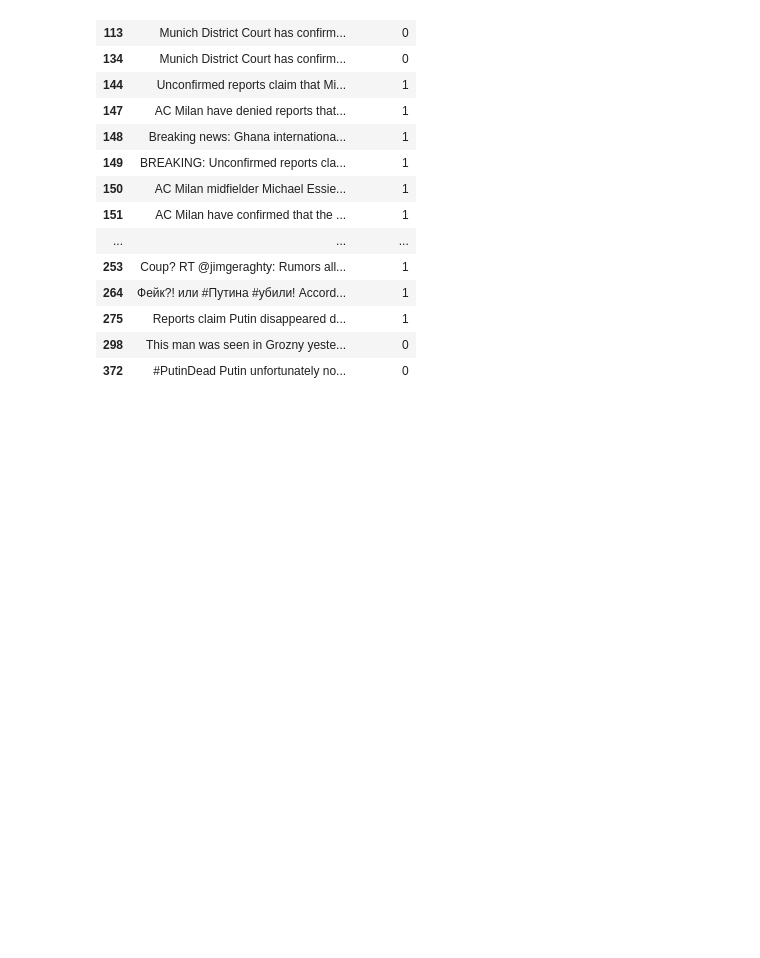
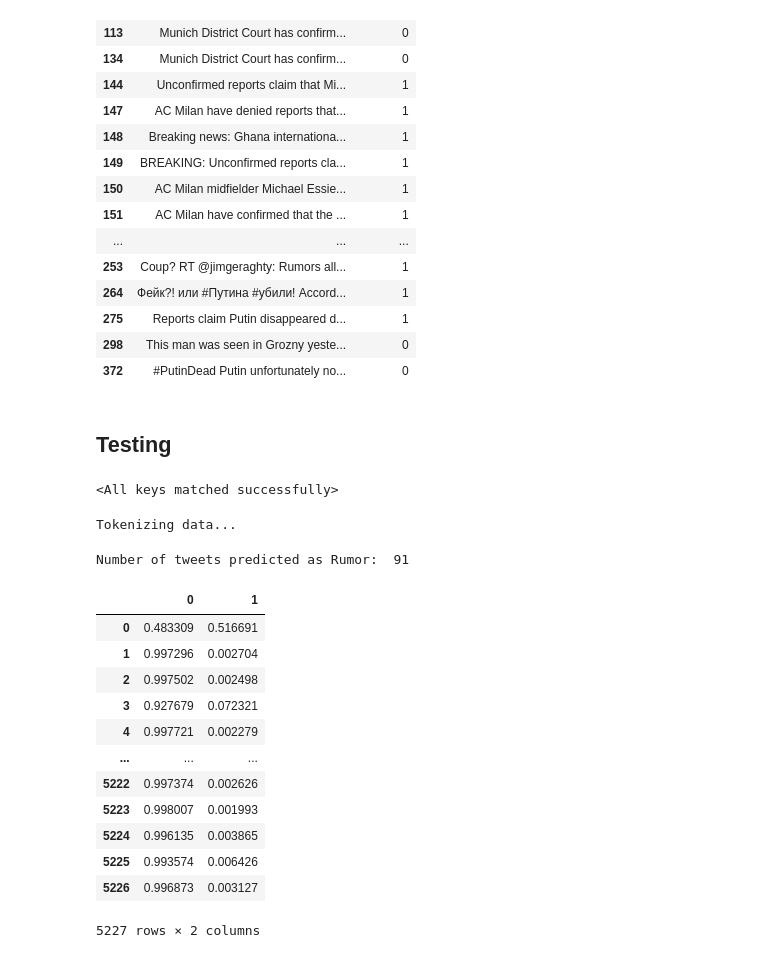
Before and after one commit to zzunebye/Capstone-code-data, a Jupyter notebook: _CLF_BERT_scratch.ipynb, the cells around one changed output. Drawn from its saved outputs; the diff is of its cells as text; code cells hidden in the pictures; blank space fills up the shorter version.

```diff
--- a/_CLF_BERT_scratch.ipynb
+++ b/_CLF_BERT_scratch.ipynb
@@ -796,3 +829,5 @@ output
 | 275 | Reports claim Putin disappeared d... | 1 |
 | 298 | This man was seen in Grozny yeste... | 0 |
 | 372 | #PutinDead Putin unfortunately no... | 0 |
+# %% [markdown]
+## Testing
@@ -798,0 +855,49 @@ output
+# %%
+PATH = './Model/BERT_raw_to_fine_tune_ord.pt'
+# bn_state_dict = torch.load('./BERT_raw_to_fine_tune_ord.pt')
+# bert_classifier.load_state_dict(bn_state_dict)
+bert_classifier.load_state_dict(torch.load(PATH))
+# %% [output]
+<All keys matched successfully>
+# %%
+#  Run `preprocessing_for_bert` on the test set
+print('Tokenizing data...')
+test_inputs, test_masks = preprocessing_for_bert(X_test)
+
+# Create the DataLoader for our test set
+test_dataset = TensorDataset(test_inputs, test_masks)
+test_sampler = SequentialSampler(test_dataset)
+test_dataloader = DataLoader(test_dataset, sampler=test_sampler, batch_size=32)
+
+# Convert other data types to torch.Tensor
+test_labels = torch.tensor(y_test)
+# %% [output]
+Tokenizing data...
+# %%
+# Compute predicted probabilities on the test set
+probs = bert_predict(bert_classifier, test_dataloader)
+
+# Get predictions from the probabilities
+threshold = 0.5
+preds = np.where(probs[:, 1] > threshold, 1, 0)
+
+# Number of tweets predicted non-negative
+print("Number of tweets predicted as Rumor: ", preds.sum())
+# %% [output]
+Number of tweets predicted as Rumor:  91
+# %%
+pd.DataFrame(probs)#.idxmax(axis=1))
+# %% [output]
+|  | 0 | 1 |
+| 0 | 0.483309 | 0.516691 |
+| 1 | 0.997296 | 0.002704 |
+| 2 | 0.997502 | 0.002498 |
+| 3 | 0.927679 | 0.072321 |
+| 4 | 0.997721 | 0.002279 |
+| ... | ... | ... |
+| 5222 | 0.997374 | 0.002626 |
+| 5223 | 0.998007 | 0.001993 |
+| 5224 | 0.996135 | 0.003865 |
+| 5225 | 0.993574 | 0.006426 |
+| 5226 | 0.996873 | 0.003127 |
+5227 rows × 2 columns
```
Also changed, not shown: parts of 26 cells of this notebook.
